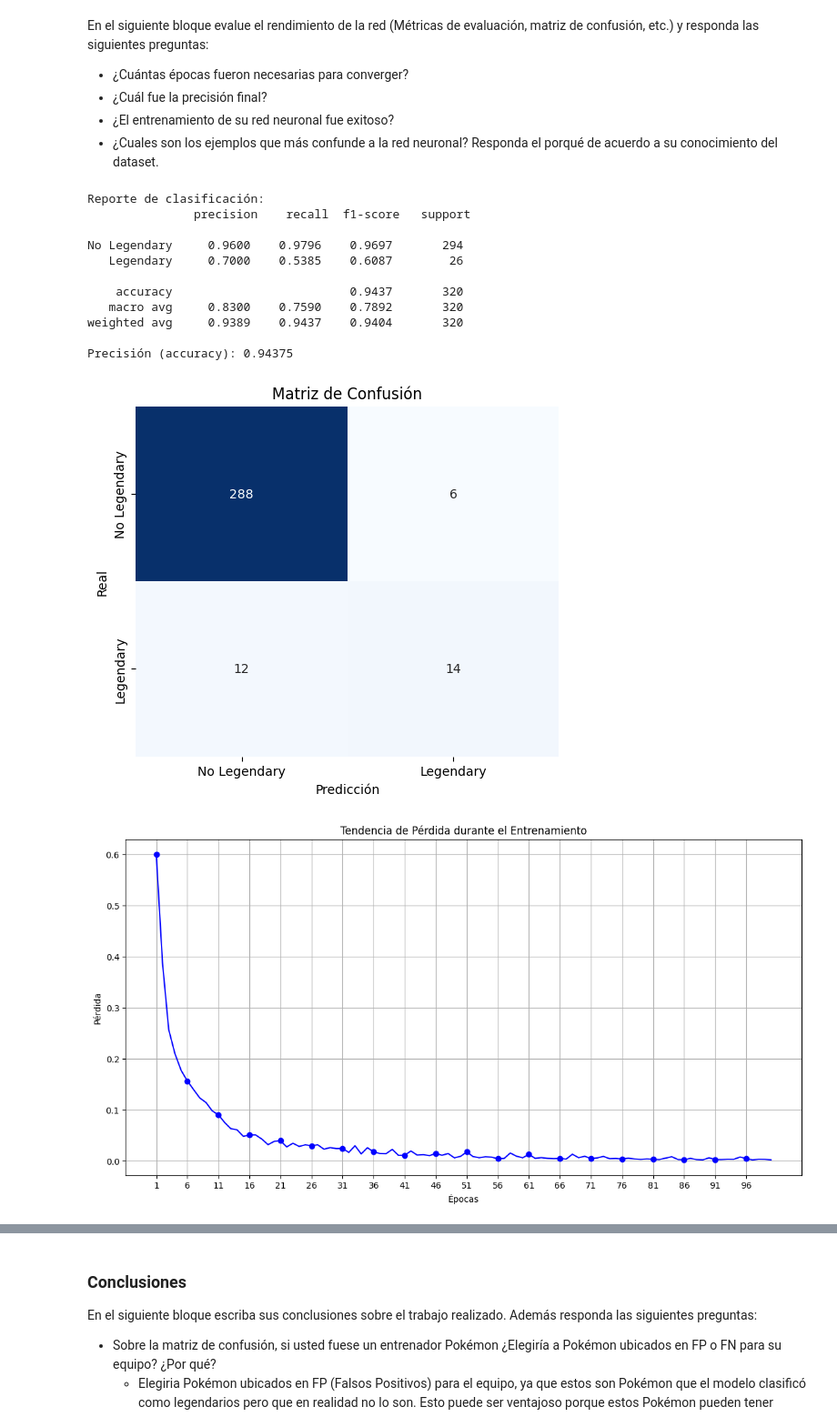
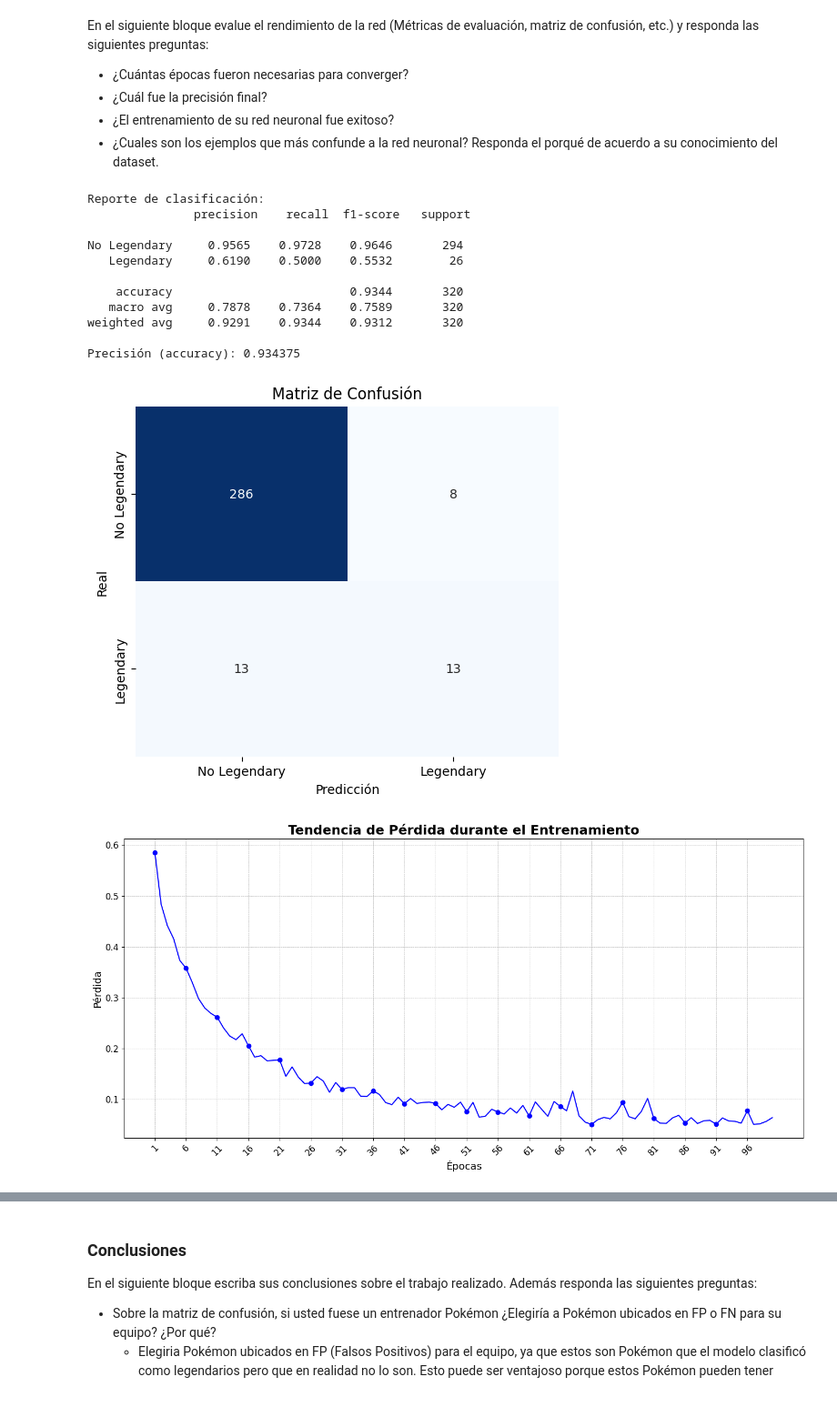
Before and after one commit to Lagartin1/Trabajo_iaU4, a Jupyter notebook: nn-act.ipynb, the cells around one changed output, grey strips where cells are left out. Shown at 91% size. Saved outputs shown, nothing was run; the diff lists cells and outputs as text; code cells hidden in the pictures.

```diff
--- a/nn-act.ipynb
+++ b/nn-act.ipynb
@@ -132,9 +145,10 @@ X_train, X_test, Y_train, Y_test = train_test_split(X_scaled, Y, test_size=0.4,
 # %%
-# 8. Convierte a tensores
-X_train_t = torch.from_numpy(X_train)         # float32
-Y_train_t = torch.from_numpy(Y_train)         # int64
-X_test_t  = torch.from_numpy(X_test)
-Y_test_t  = torch.from_numpy(Y_test)
+
+# Convertir a tensores de PyTorch
+X_train_t = torch.tensor(X_train, dtype=torch.float32)
+Y_train_t = torch.tensor(Y_train.values, dtype=torch.int64)
+X_test_t = torch.tensor(X_test, dtype=torch.float32)
+Y_test_t = torch.tensor(Y_test.values, dtype=torch.int64)
 # %%
 # Crear TensorDataset y DataLoader para entrenamiento y test
 Batch_size = 32  # Tamaño del batch
@@ -179,12 +218,14 @@ class PokemonNet(nn.Module):
 En el siguiente bloque entrene la red neuronal.
 # %%
 input_dim = X_train_t.shape[1]          # cantidad de features
-model = PokemonNet(input_dim, hidden_dim=64)  # Definir el modelo con 64 neuronas en la capa oculta
+model = PokemonNet(input_dim,output_dim=2)  # 2 clases: Legendary y No Legendary
 
 # 1. Definir función de pérdida
 # usare CrossEntropyLoss, yaque
 # es la mas adecuada para clasificación multiclase y ademas la mas usada.
+
 criterion = nn.CrossEntropyLoss()
+
 # 2. Definir optimizador y tasa de aprendizaje
 # Usaremos Adam, que es un optimizador adaptativo
 # ayuda a converger mas rapido que SGD y ademas combina
@@ -251,18 +292,25 @@ import numpy as np
 from sklearn.model_selection import train_test_split
 import matplotlib.pyplot as plt
 
-# Evaluar el modelo en el conjunto de test
+# Evaluar el modelo en el conjunto de test_loader
 model.eval()
+y_true = []
+y_pred = []
 with torch.no_grad():
-    outputs = model(X_test_t.float())
-    _, predicted = torch.max(outputs, 1)
-    y_true = Y_test
-    y_pred = predicted.cpu().numpy()
+    for xb, yb in test_loader:
+        xb = xb.float()
+        yb = yb.long()
+        preds = model(xb)  # Predicciones del modelo
+        _, predicted = torch.max(preds, 1)  # Obtener la clase con mayor probabilidad
+        y_true.extend(yb.numpy())  # Guardar las etiquetas verdaderas
+        y_pred.extend(predicted.numpy())  # Guardar las predicciones
 
 # Guardar los índices de los falsos negativos (FN: y_true=1, y_pred=0)
-fn_idx = np.where((y_true == 1) & (y_pred == 0))[0]
+y_true_arr = np.array(y_true)
+y_pred_arr = np.array(y_pred)
+fn_idx = np.where((y_true_arr == 1) & (y_pred_arr == 0))[0]
 # falsos positivos (FP: y_true=0, y_pred=1)
-fp_idx = np.where((y_true == 0) & (y_pred == 1))[0]
+fp_idx = np.where((y_true_arr == 0) & (y_pred_arr == 1))[0]
 
 # Matriz de confusión
 cm = confusion_matrix(y_true, y_pred)
@@ -283,13 +331,21 @@ plt.show()
 # Tendencia de pérdida (sin imprimir cada época, solo mostrar el gráfico)
 plt.figure(figsize=(14, 7))
 plt.plot(epochs, losses, marker='o', linestyle='-', color='b', markevery=5)
-plt.title('Tendencia de Pérdida durante el Entrenamiento')
-plt.xlabel('Épocas')
-plt.ylabel('Pérdida')
-plt.grid()
-plt.xticks(epochs[::5])
+plt.title('Tendencia de Pérdida durante el Entrenamiento', fontsize=18, fontweight='bold')
+plt.xlabel('Épocas', fontsize=14)
+plt.ylabel('Pérdida', fontsize=14)
+plt.grid(True, which='both', linestyle='--', linewidth=0.5)
+
+# Espaciar las épocas en el eje x (cada 5 si hay muchas)
+if len(epochs) > 20:
+    step = max(1, len(epochs)//20)
+    plt.xticks(np.arange(min(epochs), max(epochs)+1, step))
+else:
+    plt.xticks(epochs)
+plt.tick_params(axis='x', labelrotation=45)
+plt.tick_params(axis='both', labelsize=12)
+plt.tight_layout()
 plt.show()
-
 
 
 # Imprimir los Pokémon que fueron clasificados incorrectamente
@@ -318,39 +374,39 @@ def mostrar_types_true(df):
         tipos = [col.replace('Type 1_', '').replace('Type 2_', '') for col, val in row.items() if val]
         types_true.append(', '.join(tipos))
     return types_true
 
 # Definir las columnas principales a mostrar (todas menos 'Legendary')
 main_cols = [col for col in dataset.columns if col != 'Legendary']
 main_cols_no_legendary = [col for col in main_cols if col != 'Legendary']
 
 # Falsos Negativos
 print("\nPokémon clasificados como Falsos Negativos (Legendary reales, predichos como No Legendary):")
 fn_df_main = fn_df[main_cols_no_legendary].copy()
 fn_df_main['Nombre'] = nombres[fn_df.index]
 fn_types = mostrar_types_true(fn_df)
 fn_df_main['Tipos'] = fn_types
 print(fn_df_main[['Nombre'] + main_cols_no_legendary + ['Tipos']])
 
 # Falsos Positivos
 print("\nPokémon clasificados como Falsos Positivos (No Legendary reales, predichos como Legendary):")
 fp_df_main = fp_df[main_cols_no_legendary].copy()
 fp_df_main['Nombre'] = nombres[fp_df.index]
 fp_types = mostrar_types_true(fp_df)
 fp_df_main['Tipos'] = fp_types
 print(fp_df_main[['Nombre'] + main_cols_no_legendary + ['Tipos']])
 # %% [output]
 Reporte de clasificación:
                precision    recall  f1-score   support
 
-No Legendary     0.9600    0.9796    0.9697       294
-   Legendary     0.7000    0.5385    0.6087        26
+No Legendary     0.9565    0.9728    0.9646       294
+   Legendary     0.6190    0.5000    0.5532        26
 
-    accuracy                         0.9437       320
-   macro avg     0.8300    0.7590    0.7892       320
-weighted avg     0.9389    0.9437    0.9404       320
+    accuracy                         0.9344       320
+   macro avg     0.7878    0.7364    0.7589       320
+weighted avg     0.9291    0.9344    0.9312       320
 
-Precisión (accuracy): 0.94375
+Precisión (accuracy): 0.934375
 [figure]
-[figure, old version]
+[figure, new version]
 Pokémon clasificados como Falsos Negativos (Legendary reales, predichos como No Legendary):
                   Nombre   HP  Attack  Defense  Sp. Atk  Sp. Def  Speed  \
```
Also changed, not shown: parts of 16 cells of this notebook.
